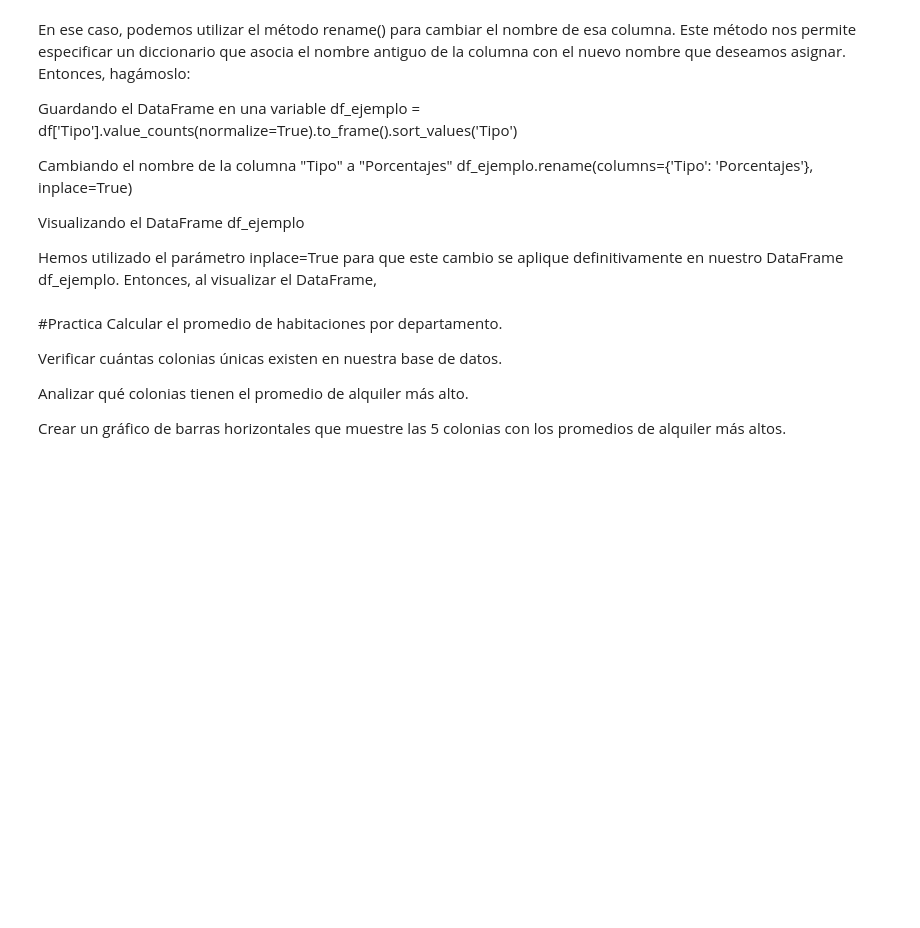
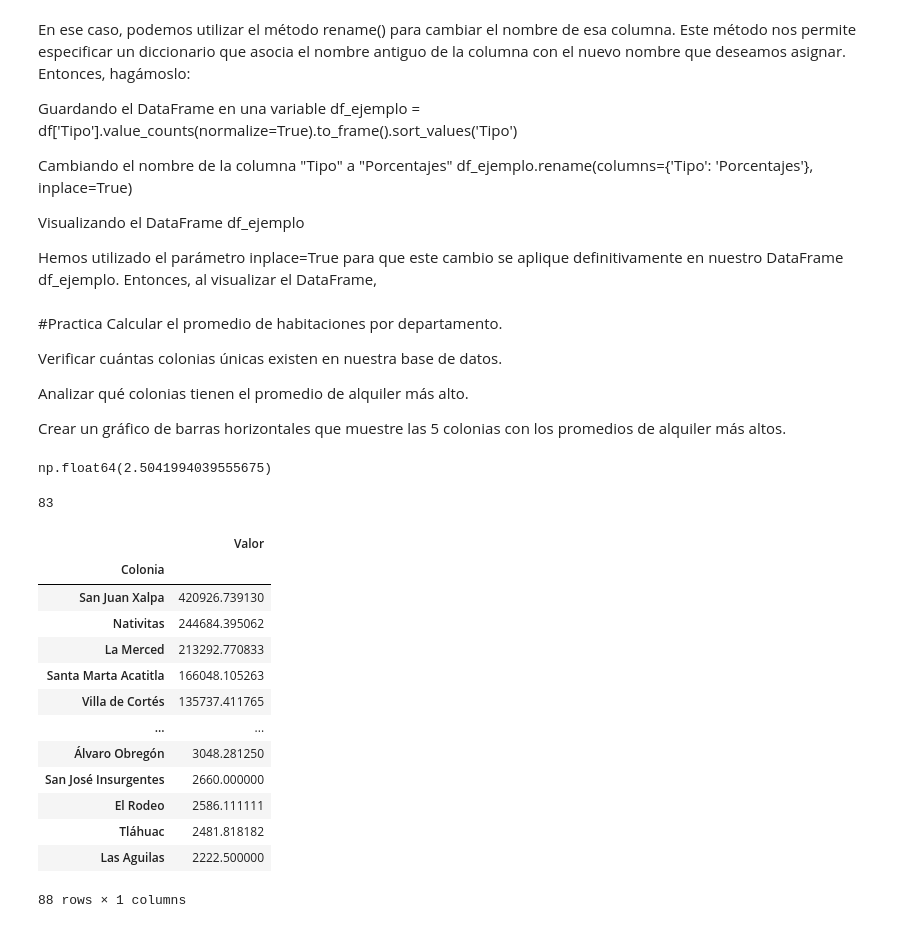
Before and after one commit to DarkLyng/Pandas, a Jupyter notebook: inmuebles_cdmx.ipynb, the cells around one changed output. Drawn from its saved outputs; the diff is of its cells as text; code cells hidden in the pictures; blank space fills up the shorter version.

```diff
--- a/inmuebles_cdmx.ipynb
+++ b/inmuebles_cdmx.ipynb
@@ -546,3 +546,37 @@ Verificar cuántas colonias únicas existen en nuestra base de datos.
 Analizar qué colonias tienen el promedio de alquiler más alto.
 
 Crear un gráfico de barras horizontales que muestre las 5 colonias con los promedios de alquiler más altos.
+# %%
+#Funciona también
+#dh = df.groupby("Tipo")[["Habitaciones"]].mean()
+#dh
+df["Habitaciones"].mean()
+# %% [output]
+np.float64(2.5041994039555675)
+# %%
+#Me da 88
+#dc= datos.Colonia.value_counts()
+#dc
+
+len(df['Colonia'].unique())
+df['Colonia'].nunique()
+# %% [output]
+83
+# %%
+dc = datos.groupby("Colonia")[["Valor"]].mean().sort_values("Valor", ascending=False)
+dc
+# %% [output]
+|  | Valor |
+| Colonia |  |
+| San Juan Xalpa | 420926.739130 |
+| Nativitas | 244684.395062 |
+| La Merced | 213292.770833 |
+| Santa Marta Acatitla | 166048.105263 |
+| Villa de Cortés | 135737.411765 |
+| ... | ... |
+| Álvaro Obregón | 3048.281250 |
+| San José Insurgentes | 2660.000000 |
+| El Rodeo | 2586.111111 |
+| Tláhuac | 2481.818182 |
+| Las Aguilas | 2222.500000 |
+88 rows × 1 columns
```
Also changed, not shown: parts of 5 cells of this notebook.
